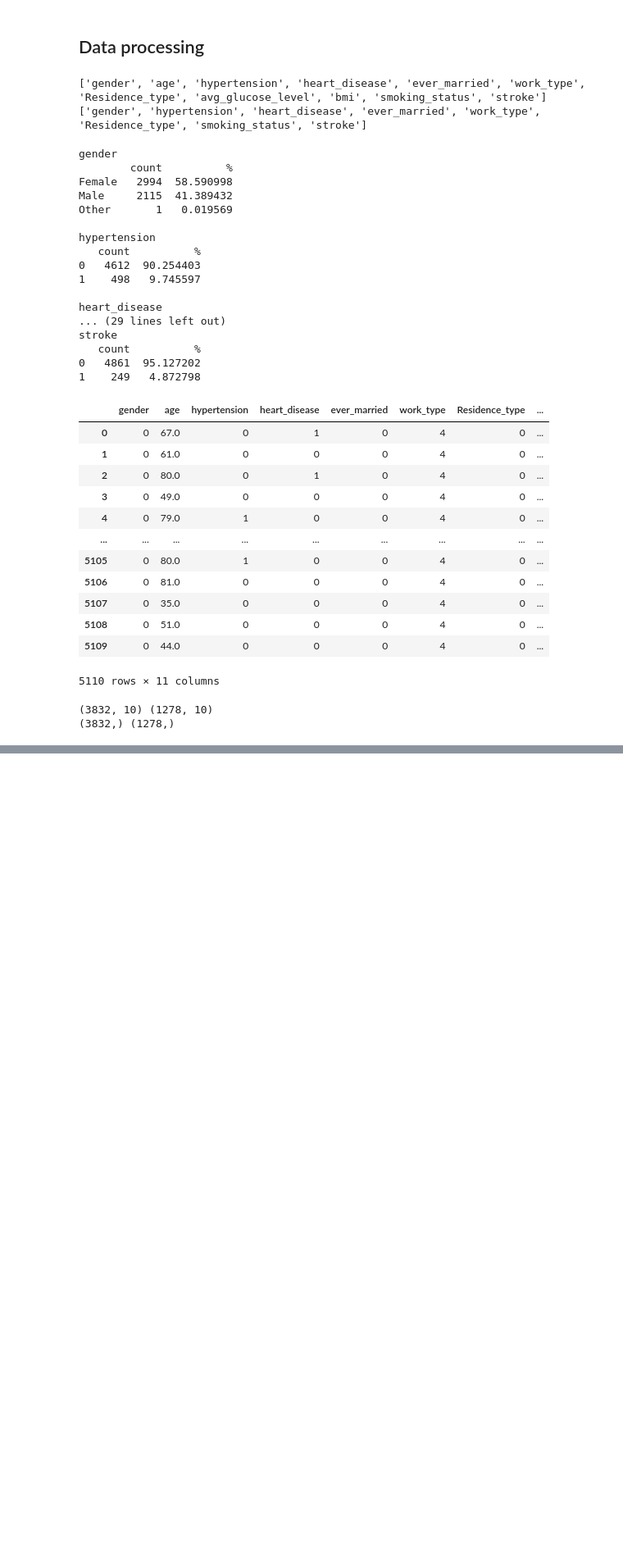
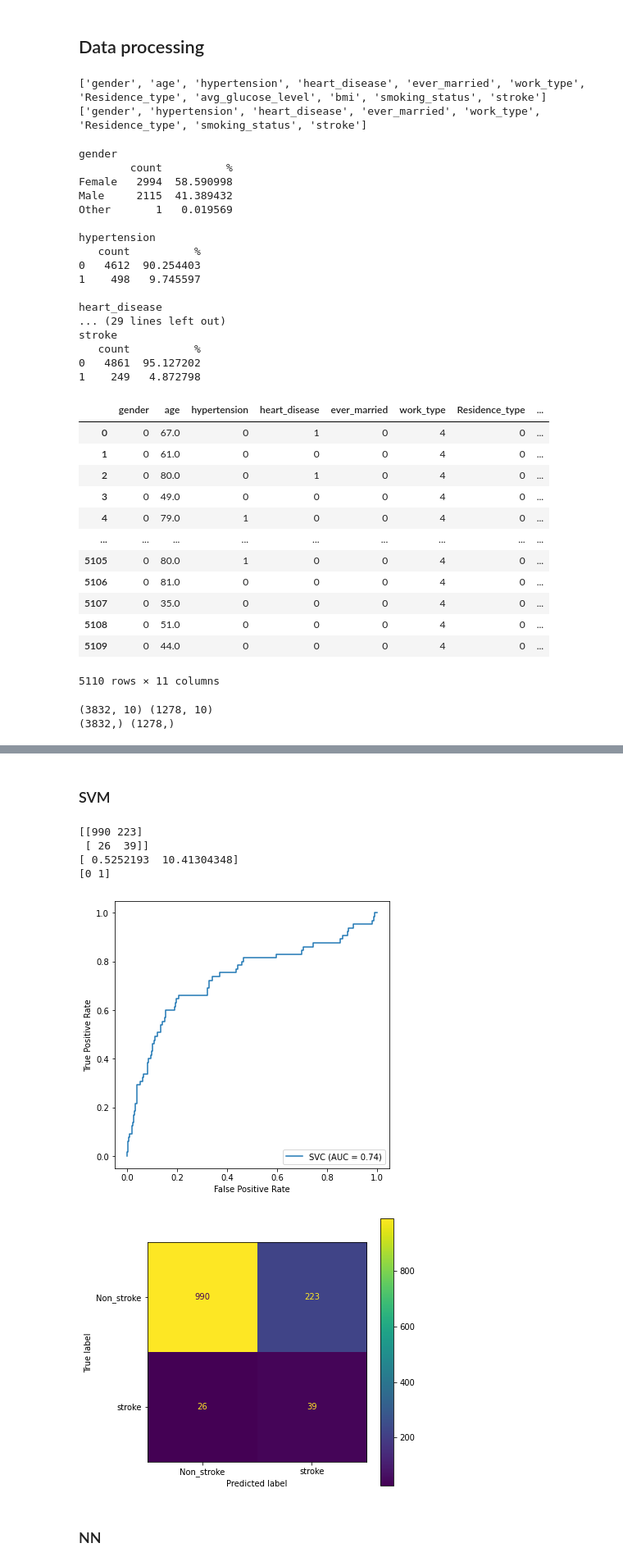
Before and after one commit to MeiTao87/stroke_prediction, a Jupyter notebook: Stroke Prediction Dataset -- 11 clinical features por predicting stroke events.ipynb, the cells around one changed output, grey strips where cells are left out. Shown: that part at 82% size. Cells and saved outputs as stored; diff of their text form; code cells hidden in the pictures; blank space fills up the shorter version.

```diff
--- a/Stroke Prediction Dataset -- 11 clinical features por predicting stroke events.ipynb
+++ b/Stroke Prediction Dataset -- 11 clinical features por predicting stroke events.ipynb
@@ -352,0 +348,23 @@ v_cm.plot(values_format='d')
+# %% [markdown]
+### SVM
+# %%
+# SVM, with class_weight adjusted
+from sklearn import svm
+# ‘linear’, ‘poly’, ‘rbf’, ‘sigmoid’, ‘precomputed’
+clf = svm.SVC(kernel='poly', degree=4, class_weight='balanced')
+clf.fit(X_train, y_train)
+metrics.plot_roc_curve(clf, X_test, y_test)
+prediction = clf.predict(X_test)
+cm = confusion_matrix(y_test, prediction)
+print(cm)
+v_cm = ConfusionMatrixDisplay(confusion_matrix = cm, display_labels=['Non_stroke', 'stroke'])
+v_cm.plot(values_format='d')
+print(clf.class_weight_)
+print(clf.classes_)
+# %% [output]
+[[990 223]
+ [ 26  39]]
+[ 0.5252193  10.41304348]
+[0 1]
+[figure, added]
+[figure, added]
@@ -352,0 +386,2 @@ v_cm.plot(values_format='d')
+# %% [markdown]
+### NN
```
Also changed, not shown: parts of 13 cells of this notebook.
